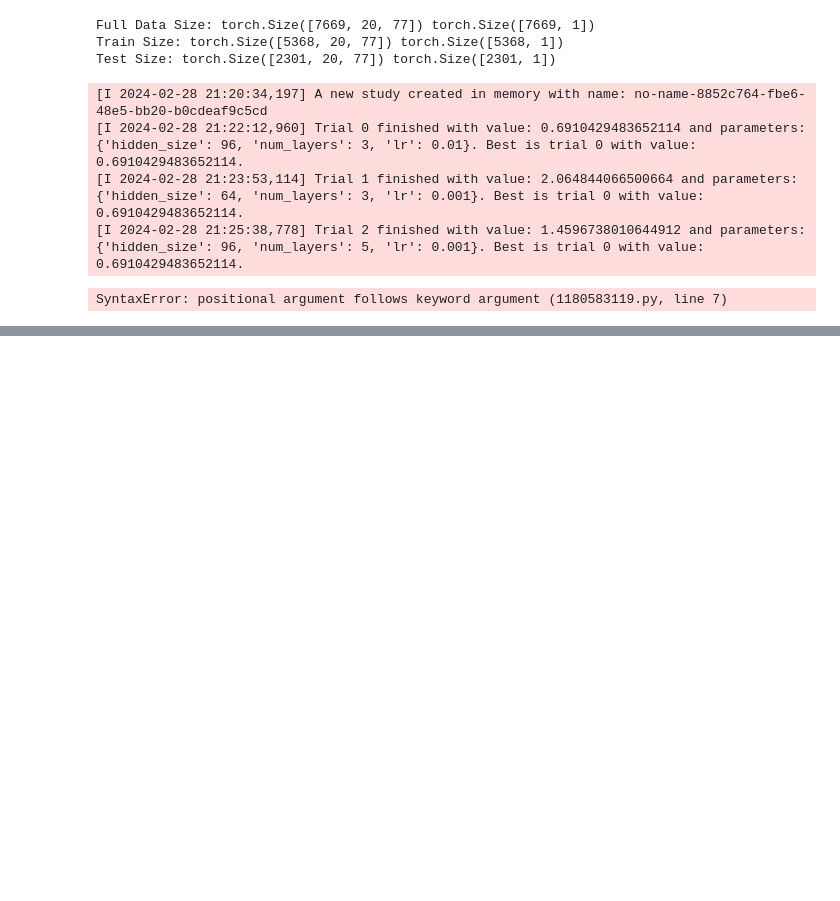
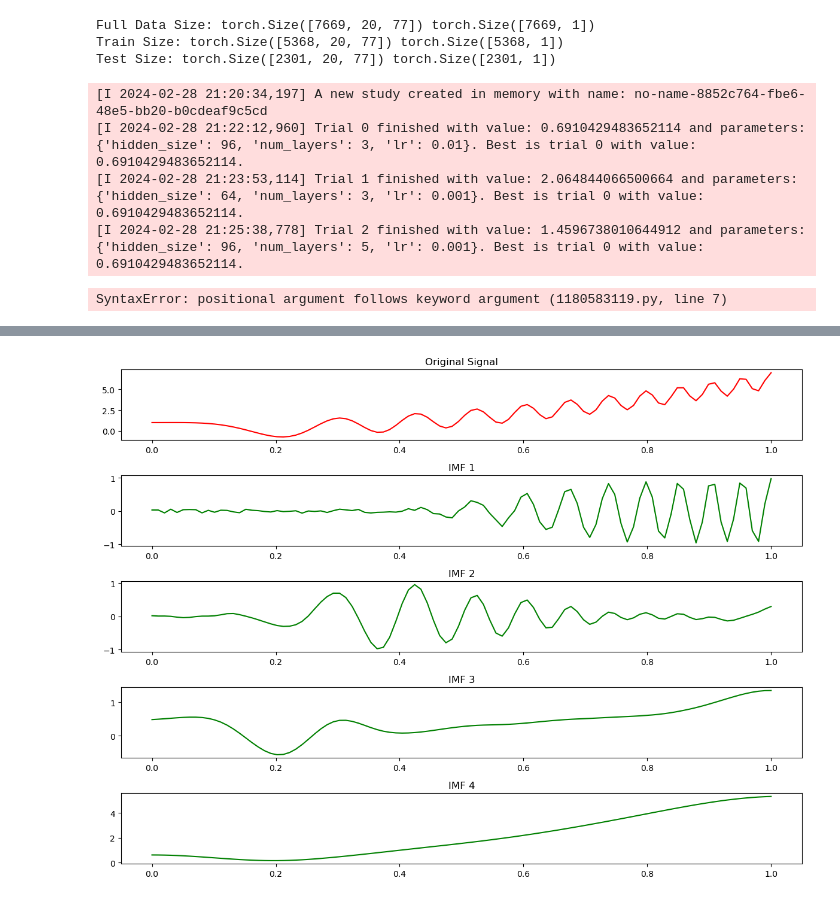
Before and after one commit to kevincoss/QuantInvestLab, a Jupyter notebook: btc_pred_rsch/code/models/CNN-LSTM_v3(shared).ipynb, the cells around one changed output, grey strips where cells are left out. Drawn from its saved outputs; the diff is of its cells as text; code cells hidden in the pictures; blank space fills up the shorter version.

```diff
--- a/btc_pred_rsch/code/models/CNN-LSTM_v3(shared).ipynb
+++ b/btc_pred_rsch/code/models/CNN-LSTM_v3(shared).ipynb
@@ -507,0 +610,28 @@ SyntaxError: positional argument follows keyword argument (1180583119.py, line 7
+# %%
+from PyEMD import EEMD
+import numpy as np
+import matplotlib.pyplot as plt
+
+# 임의의 시계열 데이터 생성
+t = np.linspace(0, 1, 100)
+s = np.cos(11 * 2 * np.pi * t * t) + 6 * t * t
+
+# EEMD 인스턴스 생성 및 실행
+eemd = EEMD()
+eIMFs = eemd(s)
+
+# 결과 시각화
+plt.figure(figsize=(12, 9))
+plt.subplot(len(eIMFs) + 1, 1, 1)
+plt.plot(t, s, 'r')
+plt.title("Original Signal")
+
+for i, imf in enumerate(eIMFs):
+    plt.subplot(len(eIMFs) + 1, 1, i + 2)
+    plt.plot(t, imf, 'g')
+    plt.title("IMF {}".format(i + 1))
+
+plt.tight_layout()
+plt.show()
+# %% [output]
+[figure, added]
```
Also changed, not shown: parts of 11 cells of this notebook, 3 other files.
